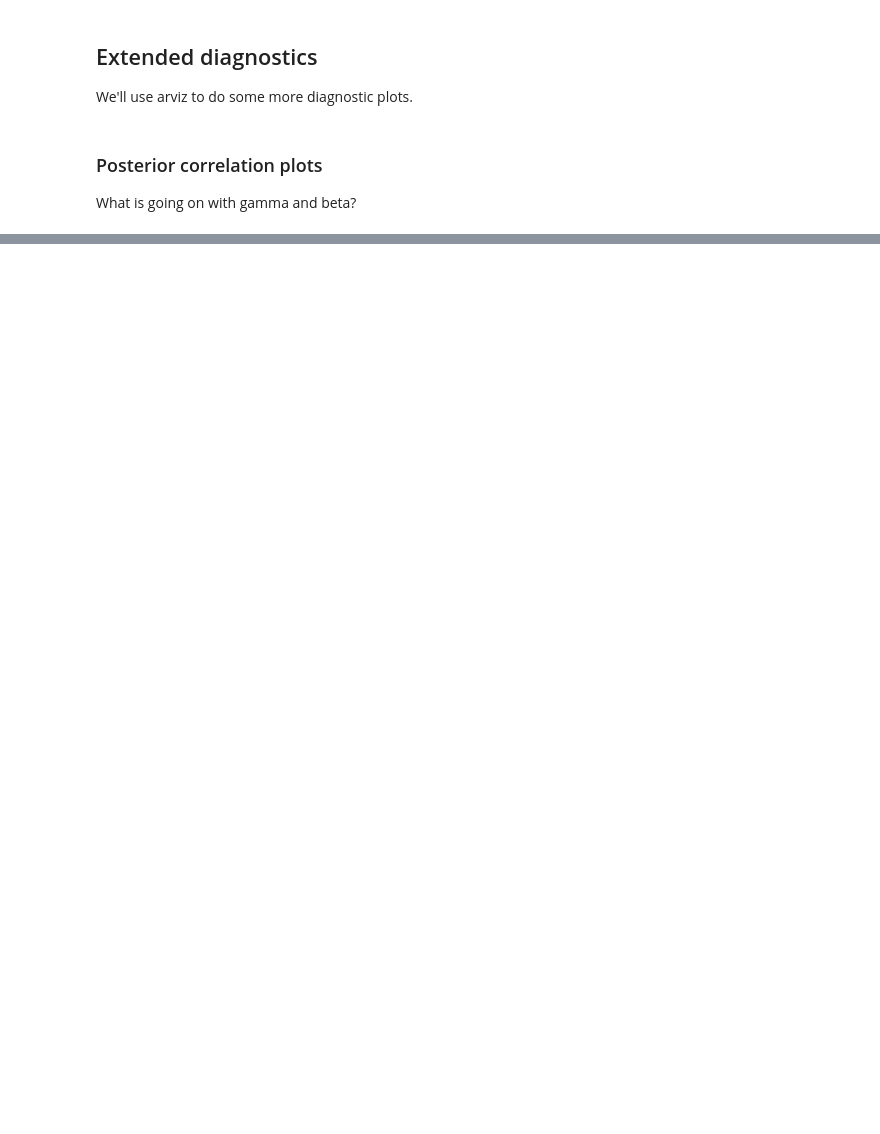
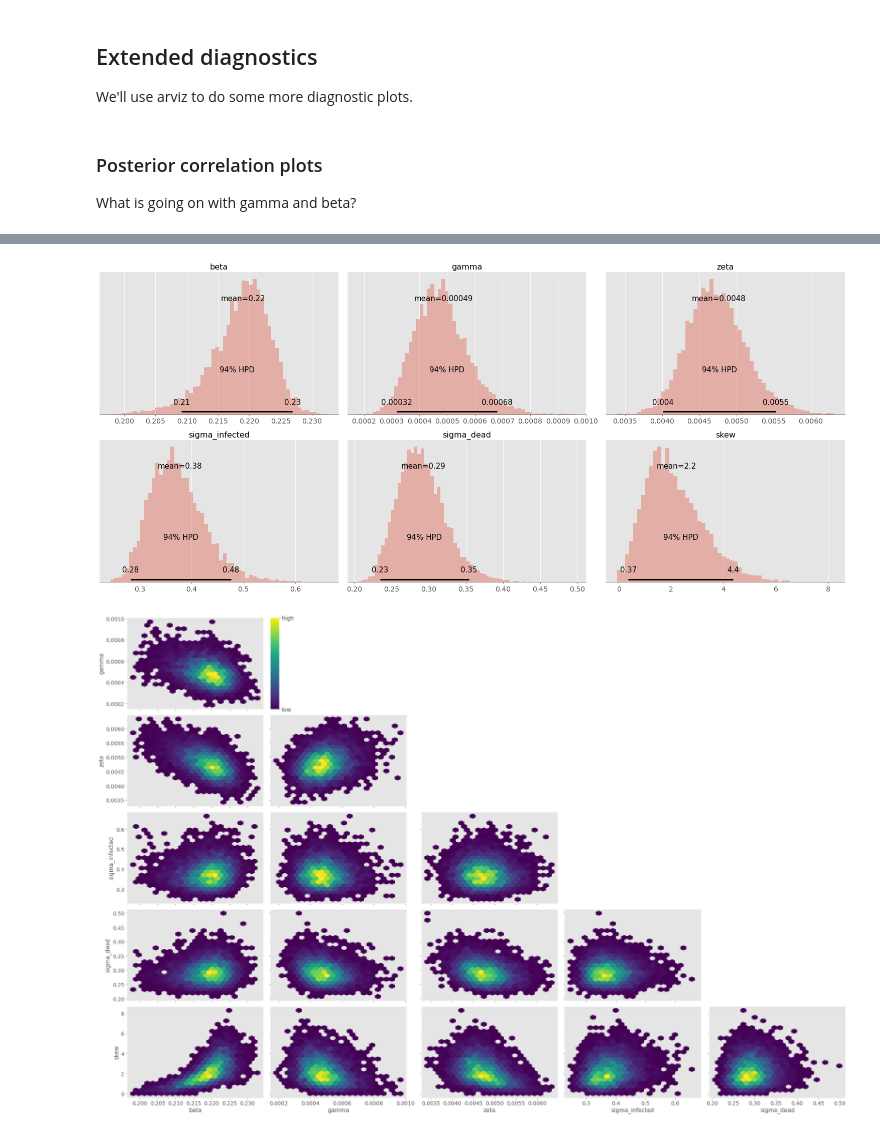
Before and after one commit to peddie/covid19-modelling, a Jupyter notebook: Covid19 MCMC analysis.ipynb, the cells around one changed output, grey strips where cells are left out. Drawn from its saved outputs; the diff is of its cells as text; code cells hidden in the pictures; blank space fills up the shorter version.

```diff
--- a/Covid19 MCMC analysis.ipynb
+++ b/Covid19 MCMC analysis.ipynb
@@ -309,11 +214,3 @@ We can look at the likelihood of the final data given the posterior distribution
-# %%
-def data_likelihood_from_fit(fit):
-    results = fit.get_drawset()
-    indices = tuple([x for x in fit.column_names if x.startswith('log_likelihood')])
-    results.loc[:, indices].sum(axis=1)
-
-# TODO(MP): understand this
-data_likelihood_from_fit(fit)
 # %% [markdown]
 ## Extended diagnostics
 
@@ -367,0 +230,5 @@ _ = az.plot_autocorr(inferred, var_names=analysis_variables)
+# %%
+samples.param_posterior_arviz_plots(inferred, analysis_variables)
+# %% [output]
+[figure, added]
+[figure, added]
```
Also changed, not shown: parts of 40 cells of this notebook, 4 other files.
